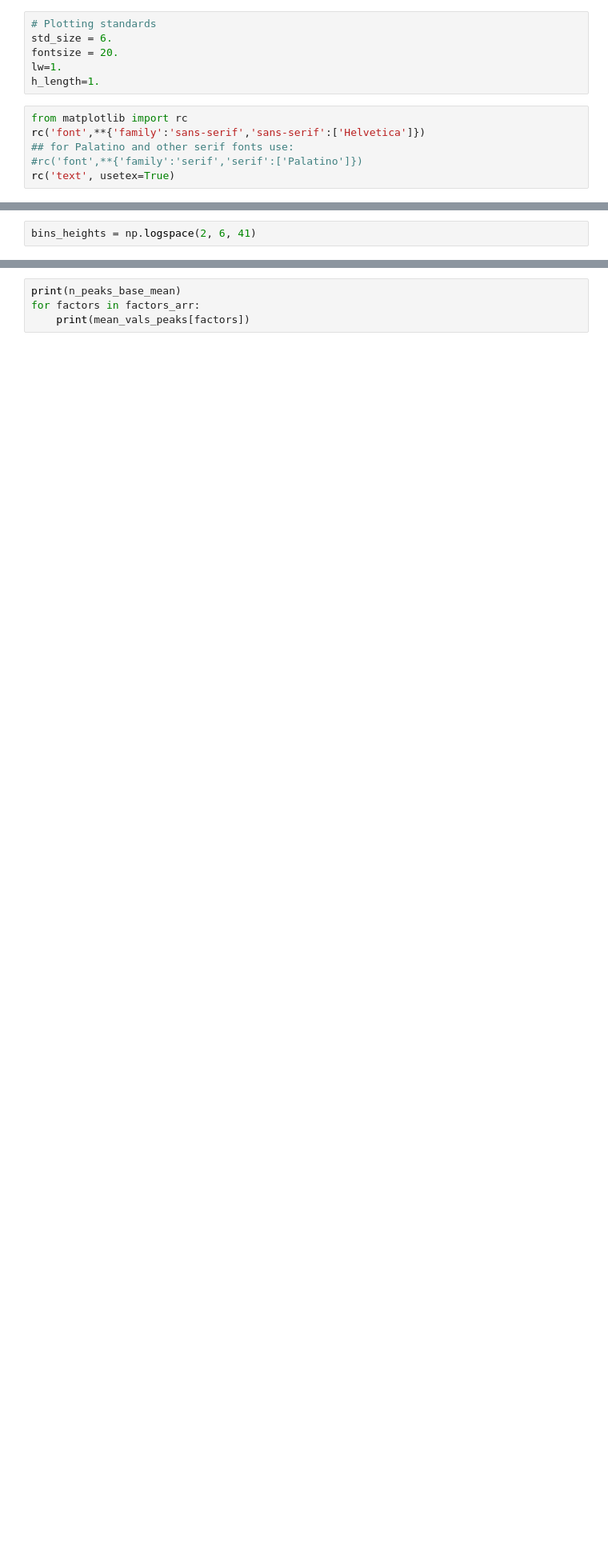
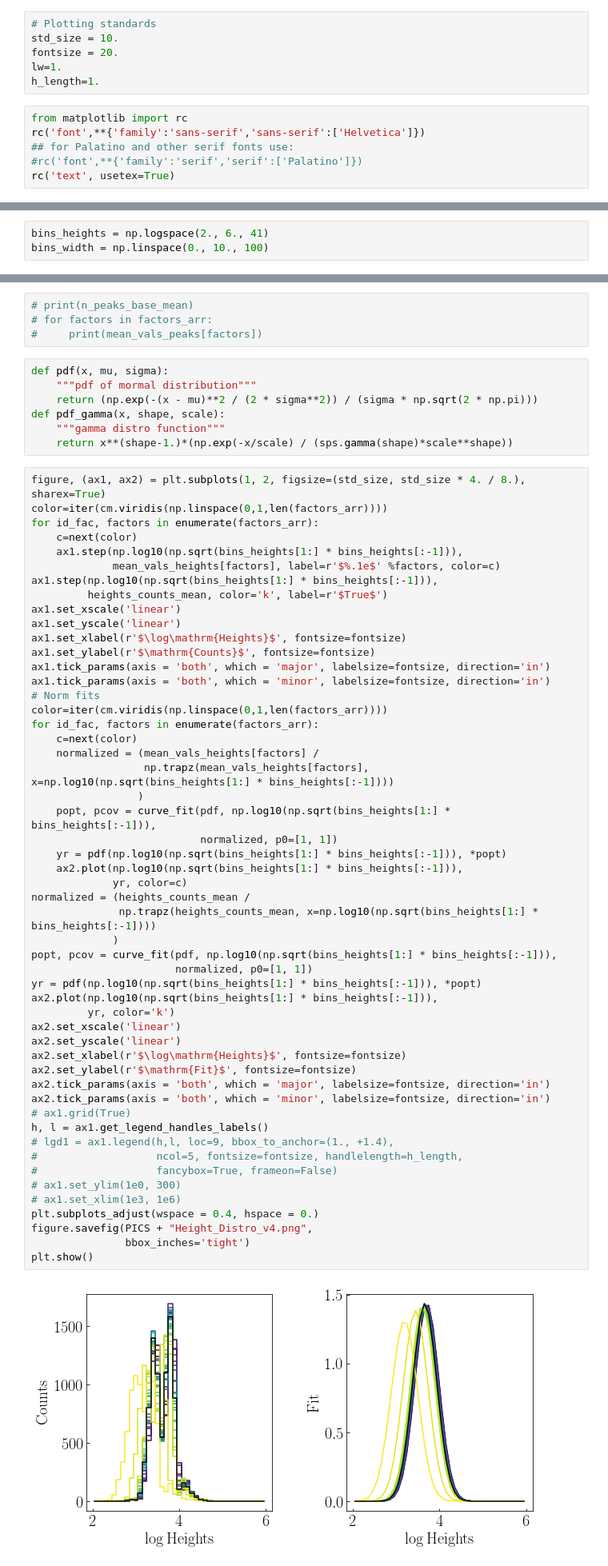
Before and after one commit to MeighenBergerS/fourth_day, a Jupyter notebook: examples/example_prob_model_atten_test.ipynb, the cells around one changed output, grey strips where cells are left out. Shown at 80% size. Drawn from its saved outputs; the diff is of its cells as text; blank space fills up the shorter version.

```diff
--- a/examples/example_prob_model_atten_test.ipynb
+++ b/examples/example_prob_model_atten_test.ipynb
@@ -25,7 +19,7 @@ from fourth_day.pdfs import construct_pdf
 PICS = '../pics/'
 # %%
 # Plotting standards
-std_size = 6.
+std_size = 10.
 fontsize = 20.
 lw=1.
 h_length=1.
@@ -302,2 +61,3 @@ pickle.dump([number_of_peaks_base, peak_heights_base, peak_widths_base],
 # %%
-bins_heights = np.logspace(2, 6, 41)
+bins_heights = np.logspace(2., 6., 41)
+bins_width = np.linspace(0., 10., 100)
@@ -347,4 +96,65 @@ for id_fac, factors in enumerate(factors_arr):
 # %%
-print(n_peaks_base_mean)
-for factors in factors_arr:
-    print(mean_vals_peaks[factors])
+# print(n_peaks_base_mean)
+# for factors in factors_arr:
+#     print(mean_vals_peaks[factors])
+# %%
+def pdf(x, mu, sigma):
+    """pdf of mormal distribution"""
+    return (np.exp(-(x - mu)**2 / (2 * sigma**2)) / (sigma * np.sqrt(2 * np.pi)))
+def pdf_gamma(x, shape, scale):
+    """gamma distro function"""
+    return x**(shape-1.)*(np.exp(-x/scale) / (sps.gamma(shape)*scale**shape))
+# %%
+figure, (ax1, ax2) = plt.subplots(1, 2, figsize=(std_size, std_size * 4. / 8.), sharex=True)
+color=iter(cm.viridis(np.linspace(0,1,len(factors_arr))))
+for id_fac, factors in enumerate(factors_arr):
+    c=next(color)
+    ax1.step(np.log10(np.sqrt(bins_heights[1:] * bins_heights[:-1])),
+             mean_vals_heights[factors], label=r'$%.1e$' %factors, color=c)
+ax1.step(np.log10(np.sqrt(bins_heights[1:] * bins_heights[:-1])),
+         heights_counts_mean, color='k', label=r'$True$')
+ax1.set_xscale('linear')
+ax1.set_yscale('linear')
+ax1.set_xlabel(r'$\log\mathrm{Heights}$', fontsize=fontsize)
+ax1.set_ylabel(r'$\mathrm{Counts}$', fontsize=fontsize)
+ax1.tick_params(axis = 'both', which = 'major', labelsize=fontsize, direction='in')
+ax1.tick_params(axis = 'both', which = 'minor', labelsize=fontsize, direction='in')
+# Norm fits
+color=iter(cm.viridis(np.linspace(0,1,len(factors_arr))))
+for id_fac, factors in enumerate(factors_arr):
+    c=next(color)
+    normalized = (mean_vals_heights[factors] /
+                  np.trapz(mean_vals_heights[factors], x=np.log10(np.sqrt(bins_heights[1:] * bins_heights[:-1])))
+                 )
+    popt, pcov = curve_fit(pdf, np.log10(np.sqrt(bins_heights[1:] * bins_heights[:-1])),
+                           normalized, p0=[1, 1])
+    yr = pdf(np.log10(np.sqrt(bins_heights[1:] * bins_heights[:-1])), *popt)
+    ax2.plot(np.log10(np.sqrt(bins_heights[1:] * bins_heights[:-1])),
+             yr, color=c)
+normalized = (heights_counts_mean /
+              np.trapz(heights_counts_mean, x=np.log10(np.sqrt(bins_heights[1:] * bins_heights[:-1])))
+             )
+popt, pcov = curve_fit(pdf, np.log10(np.sqrt(bins_heights[1:] * bins_heights[:-1])),
+                       normalized, p0=[1, 1])
+yr = pdf(np.log10(np.sqrt(bins_heights[1:] * bins_heights[:-1])), *popt)
+ax2.plot(np.log10(np.sqrt(bins_heights[1:] * bins_heights[:-1])),
+         yr, color='k')
+ax2.set_xscale('linear')
+ax2.set_yscale('linear')
+ax2.set_xlabel(r'$\log\mathrm{Heights}$', fontsize=fontsize)
+ax2.set_ylabel(r'$\mathrm{Fit}$', fontsize=fontsize)
+ax2.tick_params(axis = 'both', which = 'major', labelsize=fontsize, direction='in')
+ax2.tick_params(axis = 'both', which = 'minor', labelsize=fontsize, direction='in')
+# ax1.grid(True)
+h, l = ax1.get_legend_handles_labels()
+# lgd1 = ax1.legend(h,l, loc=9, bbox_to_anchor=(1., +1.4),
+#                   ncol=5, fontsize=fontsize, handlelength=h_length,
+#                   fancybox=True, frameon=False)
+# ax1.set_ylim(1e0, 300)
+# ax1.set_xlim(1e3, 1e6)
+plt.subplots_adjust(wspace = 0.4, hspace = 0.)
+figure.savefig(PICS + "Height_Distro_v4.png",
+               bbox_inches='tight')
+plt.show()
+# %% [output]
+[figure, added]
```
Also changed, not shown: parts of 23 cells of this notebook, 8 other files.
